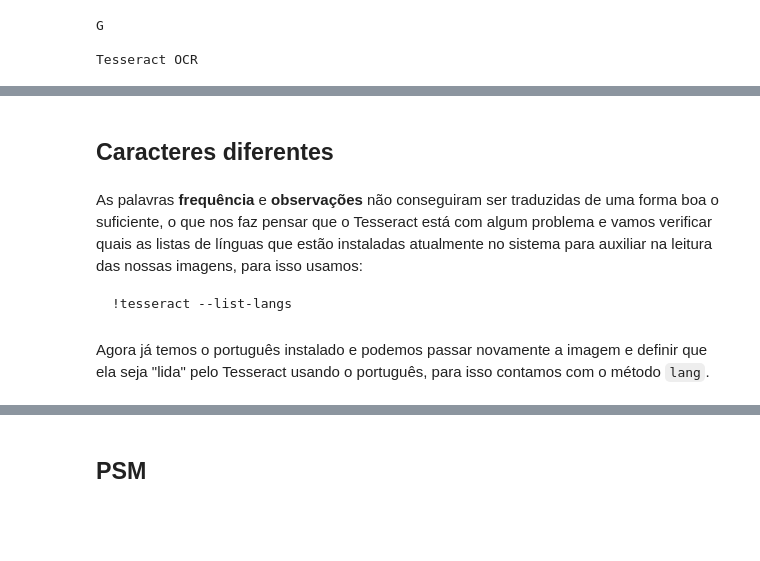
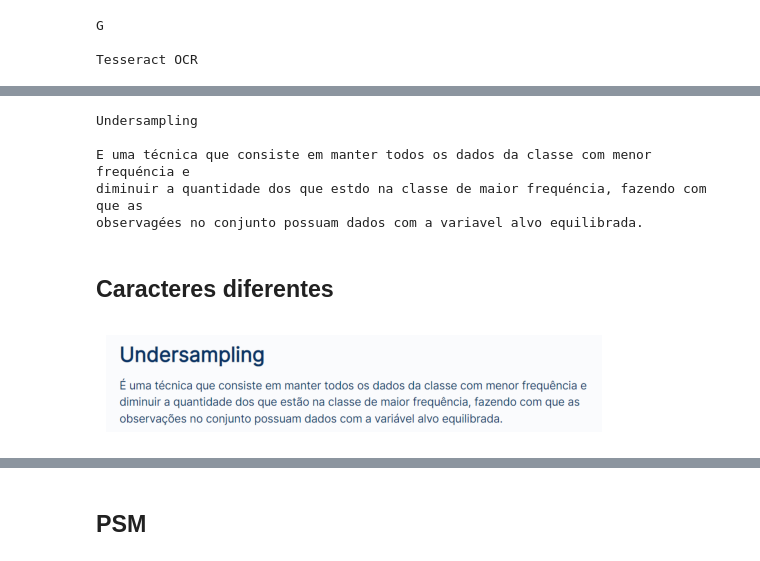
Before and after one commit to Rob30Garcia/text-recognize, a Jupyter notebook: Notebooks/Aula 1/Aula 1.2 - Reconhecimento_de_texto_com_OCR.ipynb, the cells around one changed output, grey strips where cells are left out. Drawn from its saved outputs; the diff is of its cells as text; code cells hidden in the pictures; blank space fills up the shorter version.

````diff
--- a/Notebooks/Aula 1/Aula 1.2 - Reconhecimento_de_texto_com_OCR.ipynb
+++ b/Notebooks/Aula 1/Aula 1.2 - Reconhecimento_de_texto_com_OCR.ipynb
@@ -106,10 +116,23 @@ Tesseract OCR
+# %%
+texto = pytesseract.image_to_string(rgb)
+print(texto)
+# %% [output]
+Undersampling
+
+E uma técnica que consiste em manter todos os dados da classe com menor frequéncia e
+diminuir a quantidade dos que estdo na classe de maior frequéncia, fazendo com que as
+observagées no conjunto possuam dados com a variavel alvo equilibrada.
 # %% [markdown]
 ## Caracteres diferentes
-# %% [markdown]
-As palavras **frequência** e **observações** não conseguiram ser traduzidas de uma forma boa o suficiente, o que nos faz pensar que o Tesseract está com algum problema e vamos verificar quais as listas de línguas que estão instaladas atualmente no sistema para auxiliar na leitura das nossas imagens, para isso usamos:
-
-```
-!tesseract --list-langs
-```
-# %% [markdown]
-Agora já temos o português instalado e podemos passar novamente a imagem e definir que ela seja "lida" pelo Tesseract usando o português, para isso contamos com o  método `lang`.
+# %%
+img = cv2.imread(f'{path}/Imagens/Aula2-undersampling.png')
+
+if img is None:
+    print('Error ao ler')
+else:
+    rgb = cv2.cvtColor(img, cv2.COLOR_BGR2RGB)
+    plt.imshow(rgb)
+    plt.axis('off')
+    plt.show()
+# %% [output]
+[figure, added]
````
Also changed, not shown: parts of 2 cells of this notebook.
